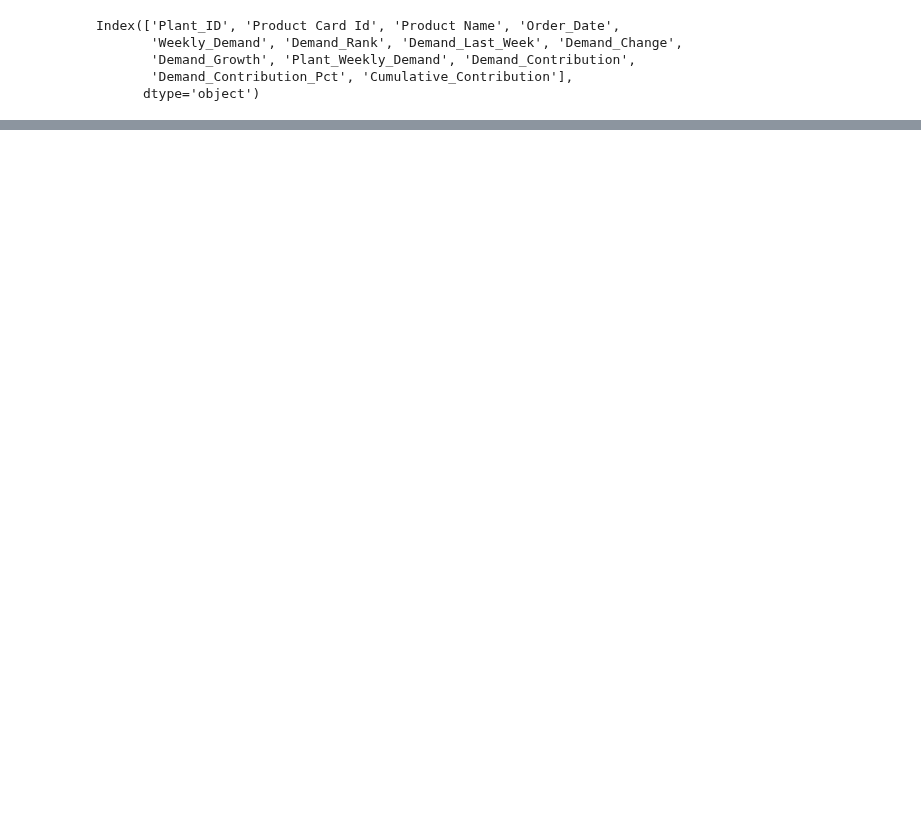
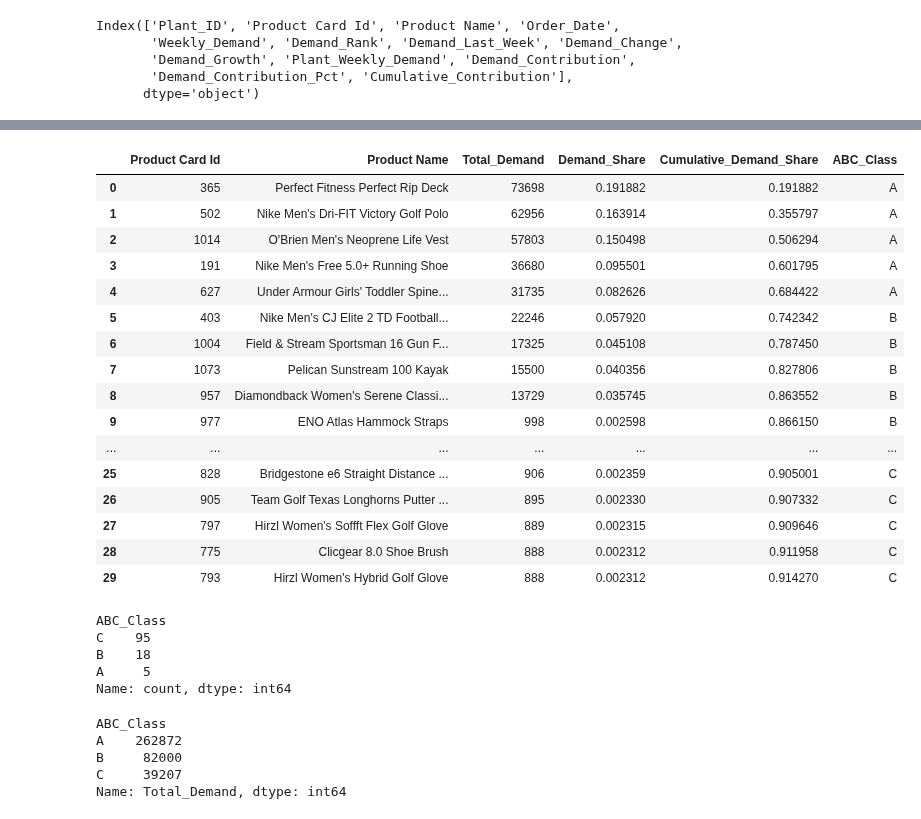
Before and after one commit to rsm-chl307/SupplyChain_Control_Tower_DataCo, a Jupyter notebook: notebooks/02_risk_metrics.ipynb, the cells around one changed output, grey strips where cells are left out. Saved outputs shown, nothing was run; the diff lists cells and outputs as text; code cells hidden in the pictures; blank space fills up the shorter version.

Commit message:
inventory metrics - inventory policy

```diff
--- a/notebooks/02_risk_metrics.ipynb
+++ b/notebooks/02_risk_metrics.ipynb
@@ -566,0 +590,2 @@ top_product_driver.to_csv(
+# %%
+plant_product_weekly_demand = pd.read_csv(r'../data/processed/plant_product_weekly_demand.csv')
@@ -566,0 +633,11 @@ top_product_driver.to_csv(
+# %%
+# Percentage contribution to total demand
+
+total_demand = product_abc["Total_Demand"].sum()
+
+product_abc["Demand_Share"] = (
+    product_abc["Total_Demand"]
+    /
+    total_demand
+)
+product_abc.head()
@@ -566,0 +651,9 @@ top_product_driver.to_csv(
+# %%
+# Cumulative demand contribution
+
+product_abc["Cumulative_Demand_Share"] = (
+    product_abc["Demand_Share"]
+    .cumsum()
+)
+
+product_abc.head()
@@ -566,0 +667,56 @@ top_product_driver.to_csv(
+# %%
+# ABC inventory classification based on cumulative demand contribution
+
+def assign_abc_class(cum_share):
+
+    if cum_share <= 0.70:
+        return "A"
+
+    elif cum_share <= 0.90:
+        return "B"
+
+    else:
+        return "C"
+
+
+product_abc["ABC_Class"] = (
+    product_abc["Cumulative_Demand_Share"]
+    .apply(assign_abc_class)
+)
+product_abc.head(30)
+# %% [output]
+|  | Product Card Id | Product Name | Total_Demand | Demand_Share | Cumulative_Demand_Share | ABC_Class |
+| 0 | 365 | Perfect Fitness Perfect Rip Deck | 73698 | 0.191882 | 0.191882 | A |
+| 1 | 502 | Nike Men's Dri-FIT Victory Golf Polo | 62956 | 0.163914 | 0.355797 | A |
+| 2 | 1014 | O'Brien Men's Neoprene Life Vest | 57803 | 0.150498 | 0.506294 | A |
+| 3 | 191 | Nike Men's Free 5.0+ Running Shoe | 36680 | 0.095501 | 0.601795 | A |
+| 4 | 627 | Under Armour Girls' Toddler Spine... | 31735 | 0.082626 | 0.684422 | A |
+| 5 | 403 | Nike Men's CJ Elite 2 TD Football... | 22246 | 0.057920 | 0.742342 | B |
+| 6 | 1004 | Field & Stream Sportsman 16 Gun F... | 17325 | 0.045108 | 0.787450 | B |
+| 7 | 1073 | Pelican Sunstream 100 Kayak | 15500 | 0.040356 | 0.827806 | B |
+| 8 | 957 | Diamondback Women's Serene Classi... | 13729 | 0.035745 | 0.863552 | B |
+| 9 | 977 | ENO Atlas Hammock Straps | 998 | 0.002598 | 0.866150 | B |
+| ... | ... | ... | ... | ... | ... | ... |
+| 25 | 828 | Bridgestone e6 Straight Distance ... | 906 | 0.002359 | 0.905001 | C |
+| 26 | 905 | Team Golf Texas Longhorns Putter ... | 895 | 0.002330 | 0.907332 | C |
+| 27 | 797 | Hirzl Women's Soffft Flex Golf Glove | 889 | 0.002315 | 0.909646 | C |
+| 28 | 775 | Clicgear 8.0 Shoe Brush | 888 | 0.002312 | 0.911958 | C |
+| 29 | 793 | Hirzl Women's Hybrid Golf Glove | 888 | 0.002312 | 0.914270 | C |
+# %%
+product_abc["ABC_Class"].value_counts()
+# %% [output]
+ABC_Class
+C    95
+B    18
+A     5
+Name: count, dtype: int64
+# %%
+product_abc.groupby(
+    "ABC_Class"
+)["Total_Demand"].sum()
+# %% [output]
+ABC_Class
+A    262872
+B     82000
+C     39207
+Name: Total_Demand, dtype: int64
```
Also changed, not shown: parts of 16 cells of this notebook, 4 other files.
